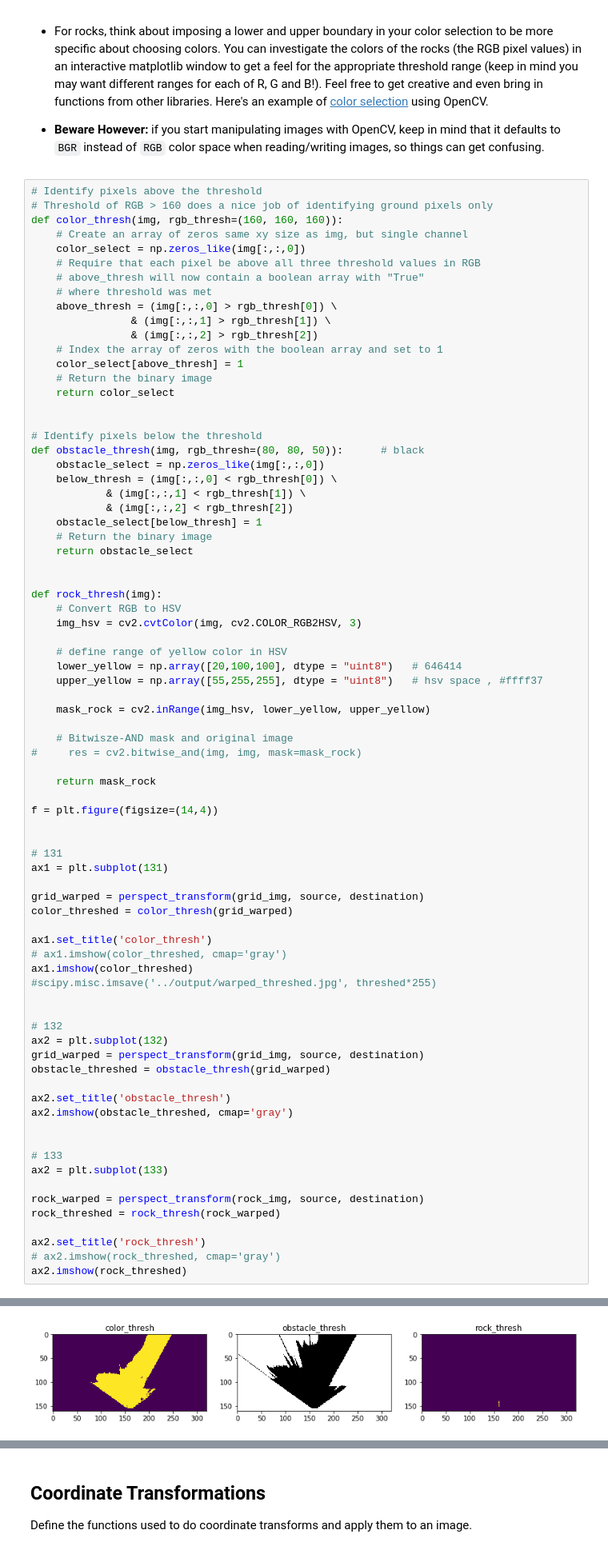
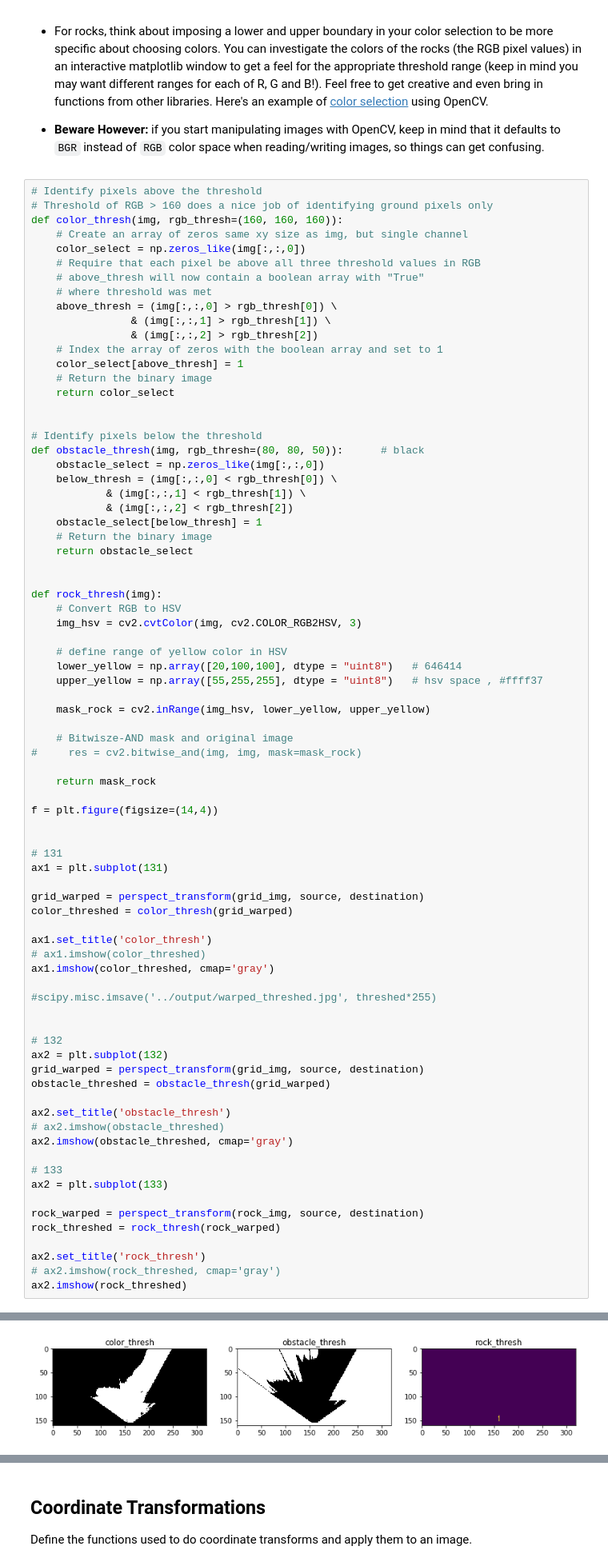
Before and after one commit to sketchout/RoboND-Rover-Project, a Jupyter notebook: code/Rover_Project_Test_Notebook.ipynb, the cells around one changed output, grey strips where cells are left out. Shown at 80% size. Drawn from its saved outputs; the diff is of its cells as text.

```diff
--- a/code/Rover_Project_Test_Notebook.ipynb
+++ b/code/Rover_Project_Test_Notebook.ipynb
@@ -161,37 +161,38 @@ f = plt.figure(figsize=(14,4))
 
 # 131
 ax1 = plt.subplot(131)
 
 grid_warped = perspect_transform(grid_img, source, destination)
 color_threshed = color_thresh(grid_warped)
 
 ax1.set_title('color_thresh')
-# ax1.imshow(color_threshed, cmap='gray')
-ax1.imshow(color_threshed)
+# ax1.imshow(color_threshed)
+ax1.imshow(color_threshed, cmap='gray')
+
 #scipy.misc.imsave('../output/warped_threshed.jpg', threshed*255)
 
 
 # 132
 ax2 = plt.subplot(132)
 grid_warped = perspect_transform(grid_img, source, destination)
 obstacle_threshed = obstacle_thresh(grid_warped)
 
 ax2.set_title('obstacle_thresh')
+# ax2.imshow(obstacle_threshed)
 ax2.imshow(obstacle_threshed, cmap='gray')
-
 
 # 133
 ax2 = plt.subplot(133)
 
 rock_warped = perspect_transform(rock_img, source, destination)
 rock_threshed = rock_thresh(rock_warped)
 
 ax2.set_title('rock_thresh')
 # ax2.imshow(rock_threshed, cmap='gray')
 ax2.imshow(rock_threshed)
 # %% [output]
 <matplotlib.image.AxesImage at 0x...>
-[figure, old version]
+[figure, new version]
 # %%
 
 #threshed = color_thresh(warped)
```
Also changed, not shown: parts of 2 cells of this notebook, 1 other file.
